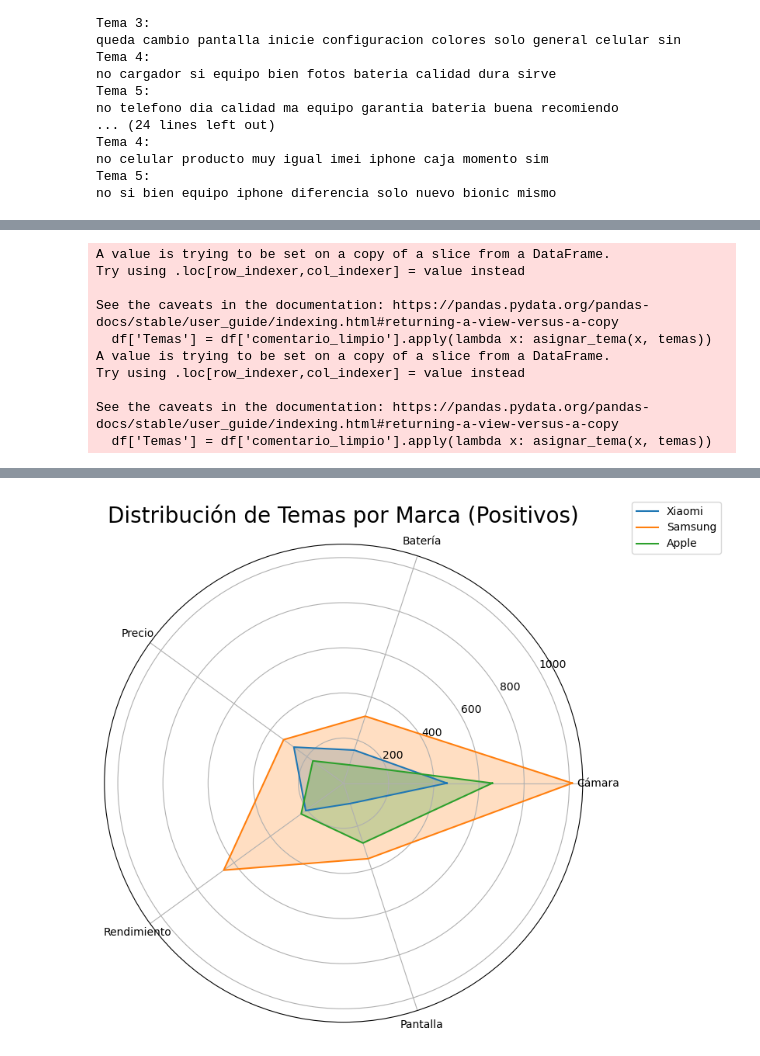
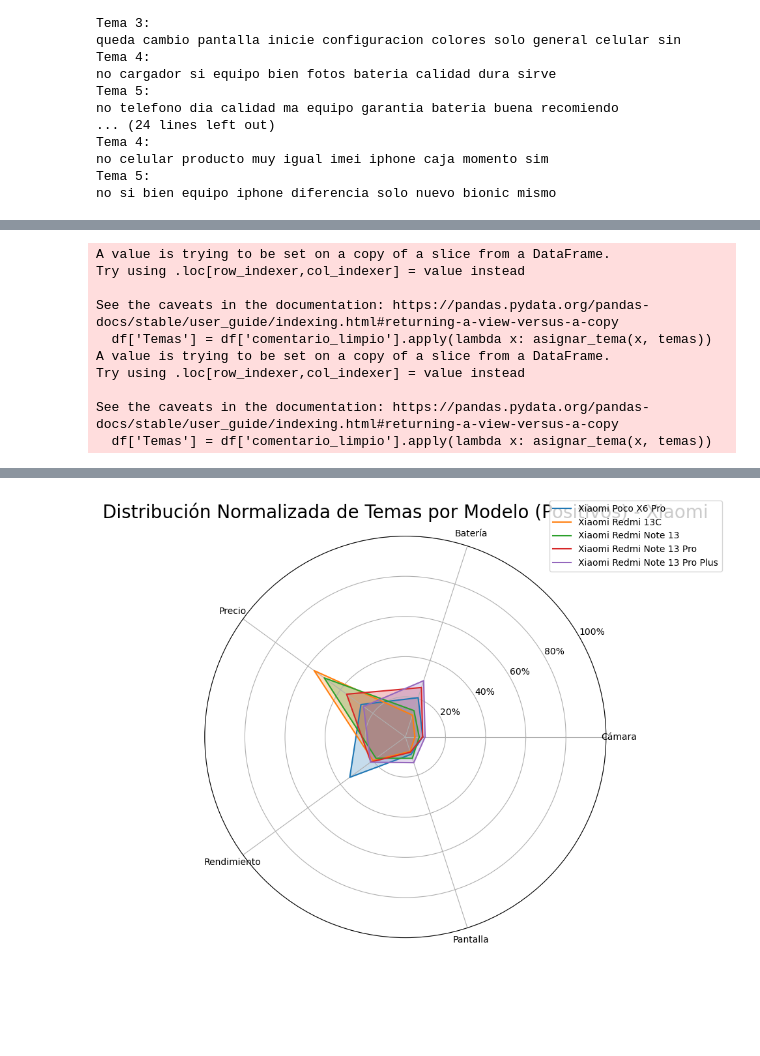
Before and after one commit to Juanpa21012/NLP-Sentiment-Analysis-of-Smartphone-Brands-Using-Web-Scrapping, a Jupyter notebook: Webscrapping/Testing-RR.ipynb, the cells around one changed output, grey strips where cells are left out. Saved outputs shown, nothing was run; the diff lists cells and outputs as text; code cells hidden in the pictures; blank space fills up the shorter version.

Commit message:
correccion excepciones en modelado de temas

```diff
--- a/Webscrapping/Testing-RR.ipynb
+++ b/Webscrapping/Testing-RR.ipynb
@@ -896,45 +1252,46 @@ print(resultados)
 # %%
-# Dividir el DataFrame en positivos y negativos
-positivos = df_as[df_as['Calificacion Predicha'] > 3]
-negativos = df_as[df_as['Calificacion Predicha'] <= 3]
+# Dividir el DataFrame en positivos y negativos usando 'calificacion'
+positivos = df_as[df_as['calificacion'] > 3]
+negativos = df_as[df_as['calificacion'] <= 3]
 
-# Función para calcular el conteo de temas por marca
-def calcular_temas_por_marca(df, temas):
+# Función para calcular el conteo de temas por modelo
+def calcular_temas_por_modelo(df, temas):
     # Asignar temas a cada comentario
     df['Temas'] = df['comentario_limpio'].apply(lambda x: asignar_tema(x, temas))
 
     # Expandir los temas en filas separadas
     df_tematicos = df.explode('Temas')
 
-    # Calcular el total de comentarios por tema y marca
-    resultados = df_tematicos.groupby(['Marca', 'Temas']).size().reset_index(name='Total_Comentarios')
+    # Calcular el total de comentarios por tema y modelo
+    resultados = df_tematicos.groupby(['Marca', 'Modelo estandar', 'Temas']).size().reset_index(name='Total_Comentarios')
     return resultados
 
-# Calcular temas por marca para positivos y negativos
-temas_positivos = calcular_temas_por_marca(positivos, temas)
-temas_negativos = calcular_temas_por_marca(negativos, temas)
+# Calcular temas por modelo para positivos y negativos
+temas_positivos = calcular_temas_por_modelo(positivos, temas)
+temas_negativos = calcular_temas_por_modelo(negativos, temas)
 
-# Función para preparar los datos para gráficos de araña
-def preparar_datos_radar(resultados, marcas, temas):
+# Función para preparar los datos normalizados para gráficos de radar por modelo
+def preparar_datos_radar_modelo(resultados, marca, temas):
     radar_data = {}
-    for marca in marcas:
-        marca_data = resultados[resultados['Marca'] == marca]
+    # Filtrar resultados por la marca específica
+    resultados_marca = resultados[resultados['Marca'] == marca]
+
+    # Obtener modelos únicos de esa marca
+    modelos = resultados_marca['Modelo estandar'].unique()
+
+    for modelo in modelos:
+        modelo_data = resultados_marca[resultados_marca['Modelo estandar'] == modelo]
+        total_comentarios = modelo_data['Total_Comentarios'].sum()  # Total de comentarios del modelo
         valores = []
         for tema in temas.keys():
-            total = marca_data[marca_data['Temas'] == tema]['Total_Comentarios'].sum()
-            valores.append(total)
-        radar_data[marca] = valores
+            total = modelo_data[modelo_data['Temas'] == tema]['Total_Comentarios'].sum()
+            porcentaje = (total / total_comentarios) * 100 if total_comentarios > 0 else 0  # Normalizar
+            valores.append(porcentaje)
+        radar_data[modelo] = valores
     return radar_data
 
-# Obtener marcas únicas
-marcas = df_as['Marca'].unique()
-
-# Preparar los datos para gráficos
-radar_positivos = preparar_datos_radar(temas_positivos, marcas, temas)
-radar_negativos = preparar_datos_radar(temas_negativos, marcas, temas)
-
-# Función para graficar radar charts
-def graficar_radar(data, temas, titulo):
+# Función para graficar radar charts normalizados por modelo
+def graficar_radar_modelos(data, temas, titulo, marca):
     categorias = list(temas.keys())
     N = len(categorias)
 
@@ -945,26 +1302,38 @@ def graficar_radar(data, temas, titulo):
     # Crear subgráficos
     fig, ax = plt.subplots(figsize=(8, 8), subplot_kw=dict(polar=True))
 
-    for marca, valores in data.items():
+    for modelo, valores in data.items():
         valores += valores[:1]  # Cerrar el círculo
-        ax.plot(angles, valores, label=marca)
+        ax.plot(angles, valores, label=modelo)
         ax.fill(angles, valores, alpha=0.25)
 
     # Configuración del gráfico
-    ax.set_title(titulo, size=20, pad=20)
+    ax.set_title(f"{titulo} - {marca}", size=20, pad=20)
     ax.set_xticks(angles[:-1])
     ax.set_xticklabels(categorias)
     ax.set_rlabel_position(30)
+    ax.set_yticks([20, 40, 60, 80, 100])  # Límites de porcentaje
+    ax.set_yticklabels(["20%", "40%", "60%", "80%", "100%"])
     ax.legend(loc='upper right', bbox_to_anchor=(1.3, 1.1))
 
     plt.show()
 
-# Graficar radar charts
-print("Gráfico para Comentarios Positivos")
-graficar_radar(radar_positivos, temas, "Distribución de Temas por Marca (Positivos)")
+# Obtener marcas únicas
+marcas = df_as['Marca'].unique()
 
-print("Gráfico para Comentarios Negativos")
-graficar_radar(radar_negativos, temas, "Distribución de Temas por Marca (Negativos)")
+# Generar gráficos de radar por marca y modelos
+for marca in marcas:
+    # Preparar los datos para la marca actual (positivos y negativos)
+    radar_positivos_marca = preparar_datos_radar_modelo(temas_positivos, marca, temas)
+    radar_negativos_marca = preparar_datos_radar_modelo(temas_negativos, marca, temas)
+
+    # Graficar para comentarios positivos
+    print(f"Gráfico Normalizado para Comentarios Positivos - {marca}")
+    graficar_radar_modelos(radar_positivos_marca, temas, "Distribución Normalizada de Temas por Modelo (Positivos)", marca)
+
+    # Graficar para comentarios negativos
+    print(f"Gráfico Normalizado para Comentarios Negativos - {marca}")
+    graficar_radar_modelos(radar_negativos_marca, temas, "Distribución Normalizada de Temas por Modelo (Negativos)", marca)
 # %% [output]
 A value is trying to be set on a copy of a slice from a DataFrame.
 Try using .loc[row_indexer,col_indexer] = value instead
@@ -980 +1349 @@ Gráfico para Comentarios Positivos
-[figure, old version]
+[figure, new version]
```
Also changed, not shown: parts of 11 cells of this notebook, 3 other files.
